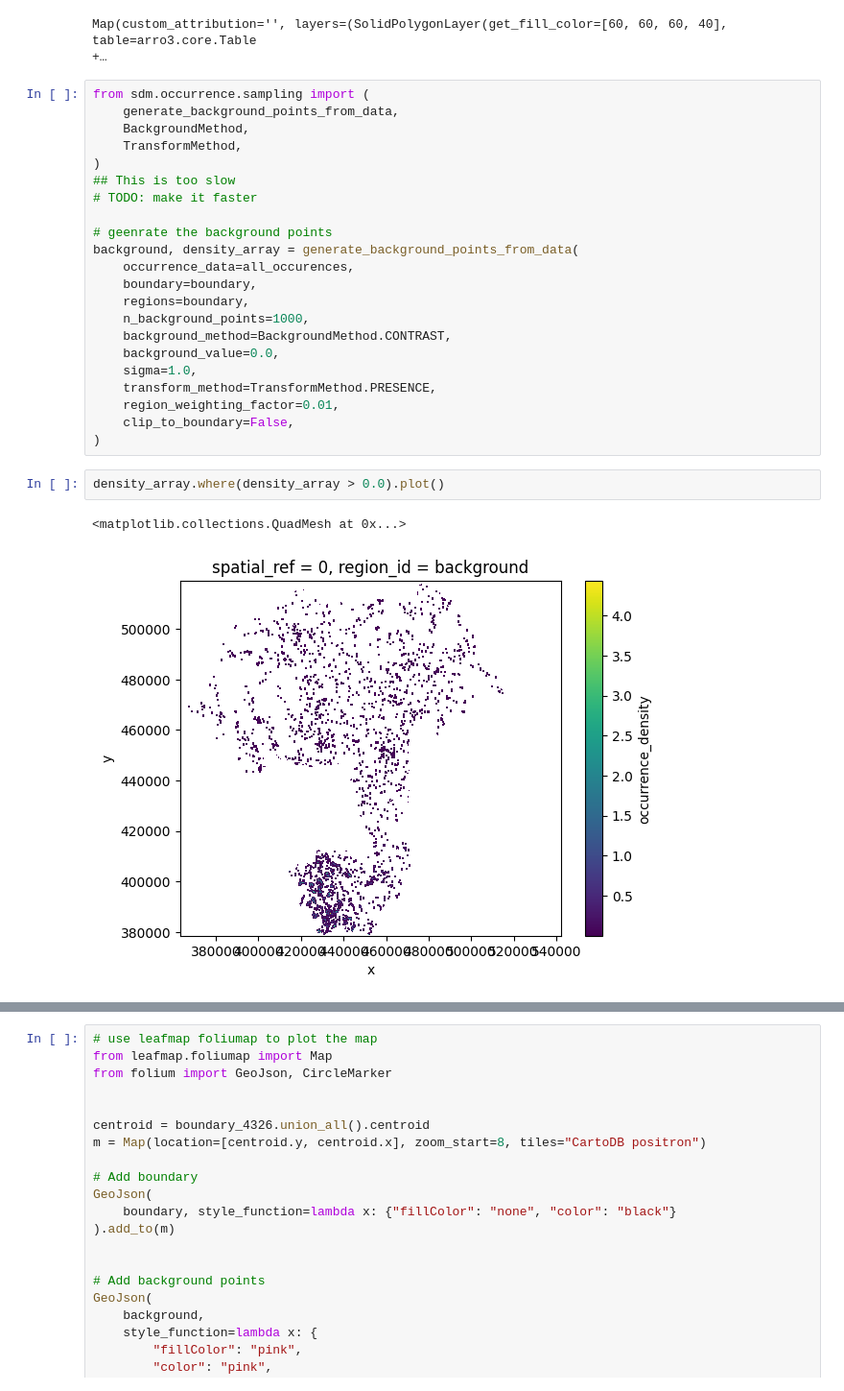
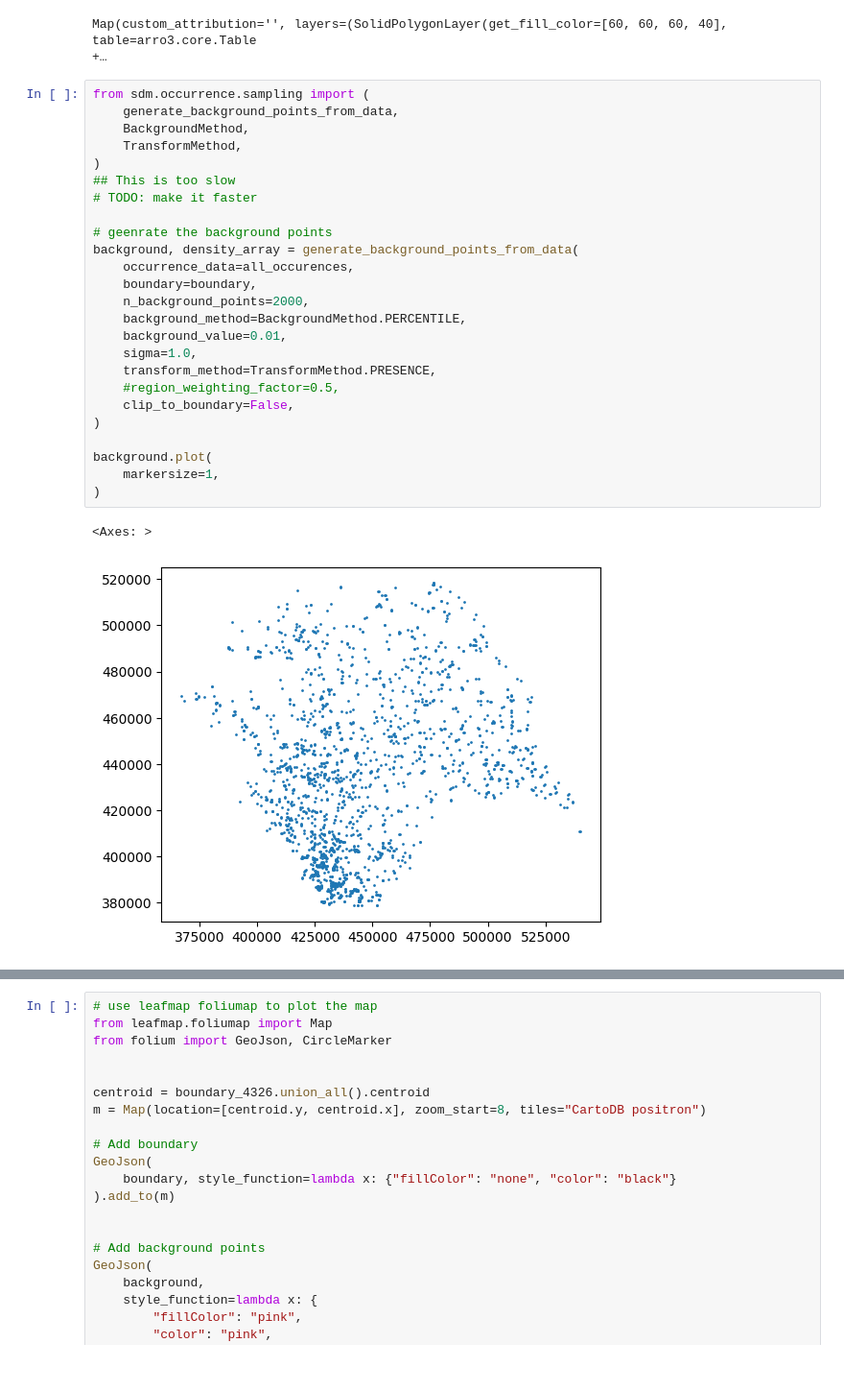
Before and after one commit to MatthewJWhittle/shefflied-bats, a Jupyter notebook: notebooks/modelling-one-sp.ipynb, the cells around one changed output, grey strips where cells are left out. Shown at 96% size. Cells and saved outputs as stored; diff of their text form.

```diff
--- a/notebooks/modelling-one-sp.ipynb
+++ b/notebooks/modelling-one-sp.ipynb
@@ -127,27 +127,28 @@ Map(custom_attribution='', layers=(SolidPolygonLayer(get_fill_color=[60, 60, 60,
 # %%
 from sdm.occurrence.sampling import (
     generate_background_points_from_data,
     BackgroundMethod,
     TransformMethod,
 )
 ## This is too slow
 # TODO: make it faster
 
 # geenrate the background points
 background, density_array = generate_background_points_from_data(
     occurrence_data=all_occurences,
     boundary=boundary,
-    regions=boundary,
-    n_background_points=1000,
-    background_method=BackgroundMethod.CONTRAST,
-    background_value=0.0,
+    n_background_points=2000,
+    background_method=BackgroundMethod.PERCENTILE,
+    background_value=0.01,
     sigma=1.0,
     transform_method=TransformMethod.PRESENCE,
-    region_weighting_factor=0.01,
+    #region_weighting_factor=0.5,
     clip_to_boundary=False,
 )
+
+background.plot(
+    markersize=1,
+)
+# %% [output]
+<Axes: >
+[figure, added]
-# %%
-density_array.where(density_array > 0.0).plot()
-# %% [output]
-<matplotlib.collections.QuadMesh at 0x...>
-[figure, removed]
```
Also changed, not shown: parts of 8 cells of this notebook, 14 other files.
